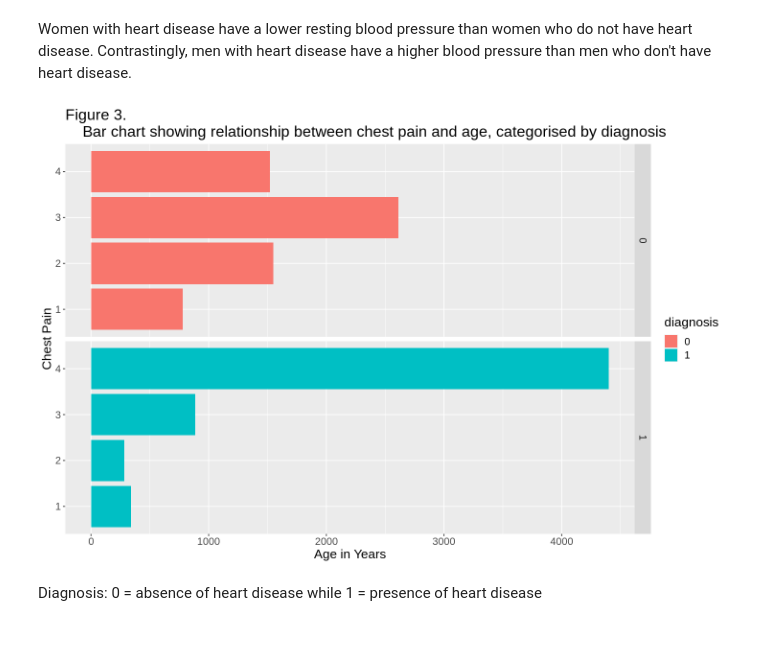
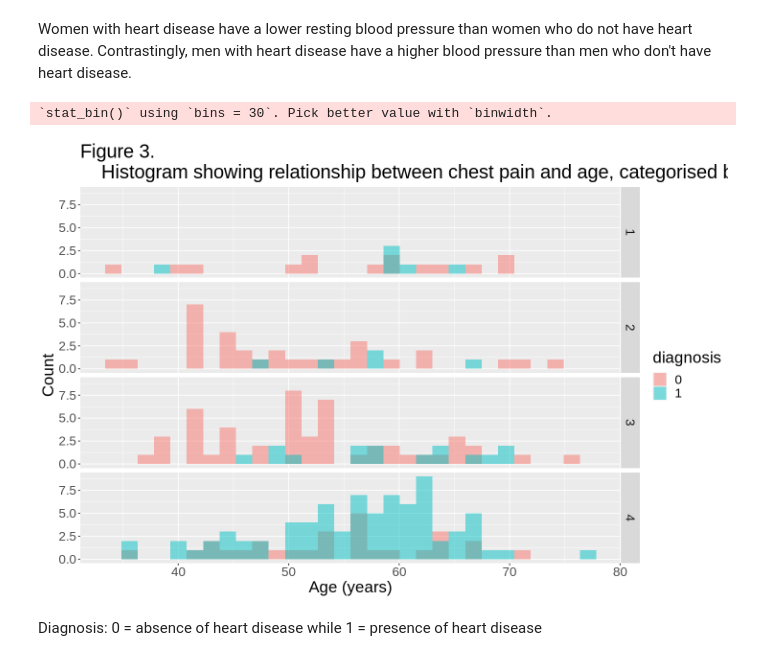
Before and after one commit to lovey155/Project-Proposal-Group-27, a Jupyter notebook: Polished Final Report.ipynb, the cells around one changed output. Saved outputs shown, nothing was run; the diff lists cells and outputs as text; code cells hidden in the pictures.

```diff
--- a/Polished Final Report.ipynb
+++ b/Polished Final Report.ipynb
@@ -370,19 +370,20 @@ Women with heart disease have a lower resting blood pressure than women who do n
 # %%
 #bar chart showing the relations between age and chest pain, categorised by target
 options(repr.plot.width = 12, repr.plot.height = 8)
-age_chest_bar <- heart_train |>
-    ggplot(aes(x = age, y = chest_pain, fill = diagnosis))+
-    geom_bar(stat = "identity")+
-    facet_grid(rows = vars(diagnosis))+
-    labs(x = "Age in Years", y = "Chest Pain")+
-    ggtitle("Figure 3.
-    Bar chart showing relationship between chest pain and age, categorised by diagnosis")+
-    theme(text = element_text(size = 16))
-age_chest_bar
+age_cp_histogram <- heart_train |>
+  ggplot(aes(x = age, fill = diagnosis)) +
+  geom_histogram(alpha = 0.5, position = "identity") +
+  facet_grid(rows = vars(chest_pain)) +
+  labs(x = "Age (years)", y = "Count") +
+  ggtitle("Figure 3.
+    Histogram showing relationship between chest pain and age, categorised by diagnosis") +
+  theme(text = element_text(size = 20))
+age_cp_histogram
 
 #0 = negative diagnosis. 1 = positive diagnosis.
 # %% [output]
+`stat_bin()` using `bins = 30`. Pick better value with `binwidth`.
-[figure, old version]
+[figure, new version]
 # %% [markdown]
 Diagnosis: 0 = absence of heart disease while 1 = presence of heart disease
 # %% [markdown]
```
Also changed, not shown: parts of 1 cell of this notebook.
